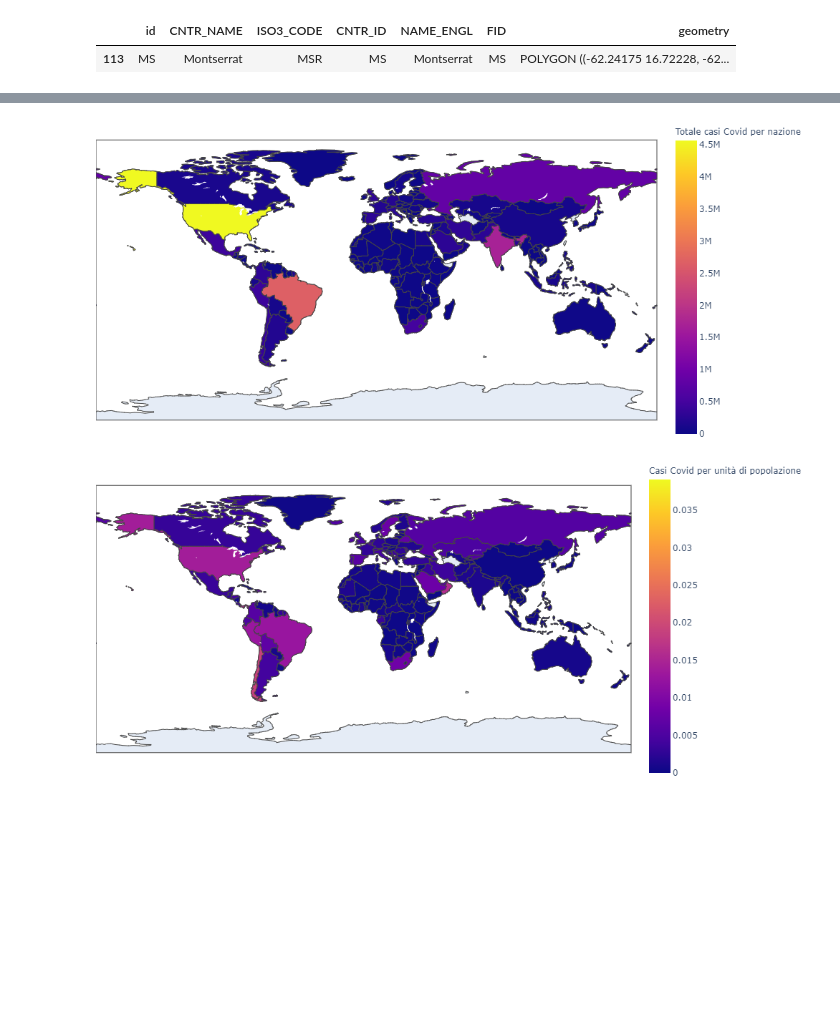
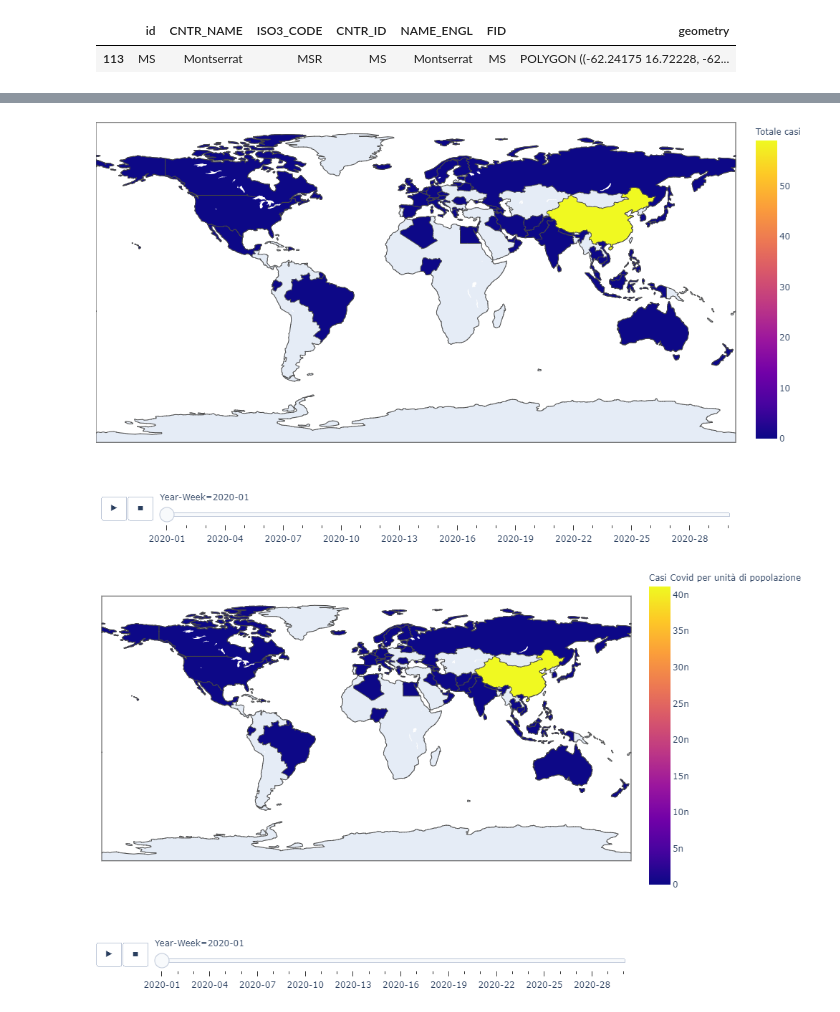
Before and after one commit to zirafel/covid_analysis, a Jupyter notebook: EDA/GeoCovidAnalysis.ipynb, the cells around one changed output, grey strips where cells are left out. Cells and saved outputs as stored; diff of their text form; code cells hidden in the pictures; blank space fills up the shorter version.

Commit message:
update date slider a mappe

```diff
--- a/EDA/GeoCovidAnalysis.ipynb
+++ b/EDA/GeoCovidAnalysis.ipynb
@@ -58,3 +82,10 @@ df_covid_cases.loc[df_covid_cases.countryterritoryCode.isna()]
+# %%
+#aggiunta giorni e mesi assoluti
+day_number = ((df_covid_cases['dateRep'] - df_covid_cases.dateRep.min()).dt.days)+1
+df_covid_cases['day_number'] = day_number
+df_covid_cases = df_covid_cases.sort_values(by='day_number', ascending=True)
+df_covid_cases['week_number'] = ((df_covid_cases['day_number']-1)/7)+1
+df_covid_cases['week_number']=df_covid_cases.week_number.astype(int)
 # %%
 df_covid_cases
 # %% [output]
@@ -82,3 +104,0 @@ df_covid_cases = df_covid_cases.loc[~df_covid_cases.countryterritoryCode.isna()]
-# %%
-df_covid_cases['Cases_x_pop'] = df_covid_cases['cases']/df_covid_cases_grp['popData2019']
-df_covid_cases.to_csv("../datasets/covid_cases_x_pop.csv")
@@ -103,7 +118,8 @@ variance    0
 dtype: int64
 # %%
 #aggrego sulle province e regioni
-df_covid_cases_grp = df_covid_cases.groupby(['countryterritoryCode']).agg(TotalCases=('cases', 'sum'),countryName=('countriesAndTerritories','first'), popData2019=('popData2019','max'))
+df_covid_cases_grp = df_covid_cases.groupby(['countryterritoryCode','week_number']).agg(Date=('dateRep','max'),Cases=('cases', 'sum'),countryName=('countriesAndTerritories','first'), popData2019=('popData2019','max'))
 df_covid_cases_grp.reset_index(inplace=True)
+df_covid_cases_grp = df_covid_cases_grp.sort_values(by='Date', ascending=True)
 df_covid_cases_grp
 # %% [output]
@@ -188,3 +197,6 @@ countries.loc[(countries['CNTR_NAME'].str.contains('Taiwan'))|(countries['CNTR_N
 # %%
 #fix errore Montserrat MSF->MSR
 df_covid_cases_grp.loc[(df_covid_cases_grp['countryterritoryCode']=='MSF'),['countryterritoryCode']]='MSR'
+# %%
+#anno e settimana
+df_covid_cases_grp['Year-Week'] = df_covid_cases_grp['Date'].dt.strftime('%Y-%U')
@@ -191,26 +219,28 @@ df_covid_cases_grp.loc[(df_covid_cases_grp['countryterritoryCode']=='MSF'),['cou
 # %%
 import plotly.express as px
 
 fig = px.choropleth(df_covid_cases_grp, locations="countryterritoryCode",
-                    color="TotalCases", # lifeExp is a column of gapminder
+                    color="Cases", # lifeExp is a column of gapminder
                     hover_name="countryName", # column to add to hover information
                     color_continuous_scale=px.colors.sequential.Plasma,
-                   labels={'TotalCases':'Totale casi Covid per nazione'})
+                   animation_frame='Year-Week',
+                   labels={'Cases':'Totale casi'})
 #disegno
-fig.update_layout(margin={"r":0,"t":0,"l":0,"b":0})
+fig.update_layout(height=600,width=900,margin={"r":0,"t":0,"l":0,"b":0})
 fig.show()
 # %% [output]
-[figure, old version]
+[figure, new version]
 # %%
-df_covid_cases_grp['Cases_x_pop'] = df_covid_cases_grp['TotalCases']/df_covid_cases_grp['popData2019']
+df_covid_cases_grp['Cases_x_pop'] = df_covid_cases_grp['Cases']/df_covid_cases_grp['popData2019']
 
 fig = px.choropleth(df_covid_cases_grp, locations="countryterritoryCode",
                     color="Cases_x_pop", # lifeExp is a column of gapminder
                     hover_name="countryName", # column to add to hover information
                     color_continuous_scale=px.colors.sequential.Plasma,
+                     animation_frame='Year-Week',
                    labels={'Cases_x_pop':'Casi Covid per unità di popolazione'})
 #disegno
-fig.update_layout(margin={"r":0,"t":0,"l":0,"b":0})
+fig.update_layout(height=600,width=900,margin={"r":0,"t":0,"l":0,"b":0})
 fig.show()
 # %% [output]
-[figure, old version]
+[figure, new version]
```
Also changed, not shown: parts of 12 cells of this notebook.
